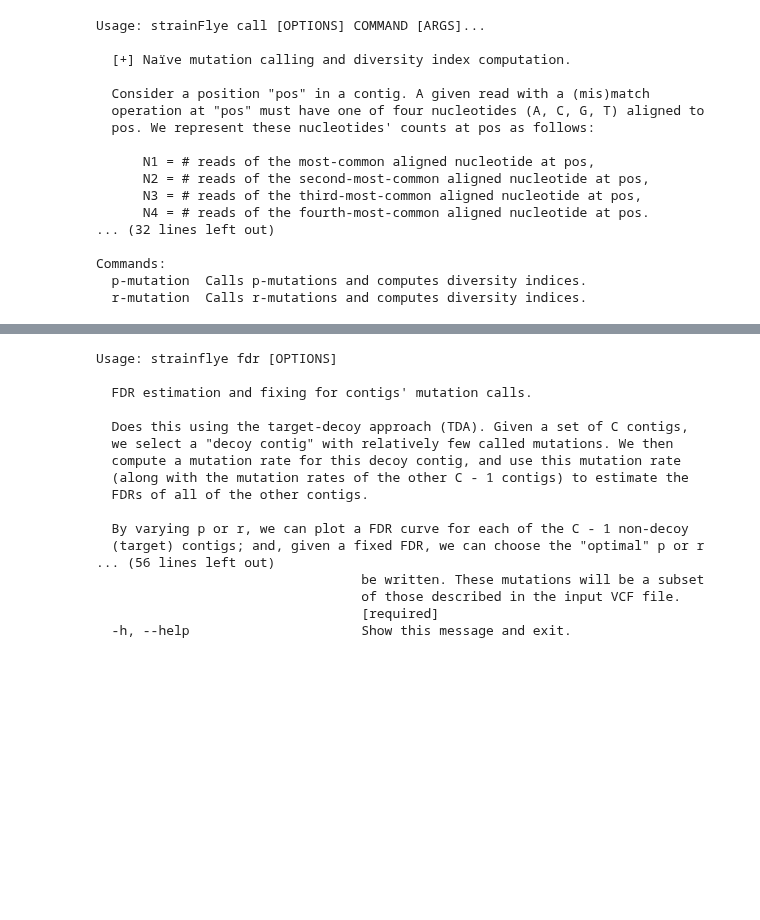
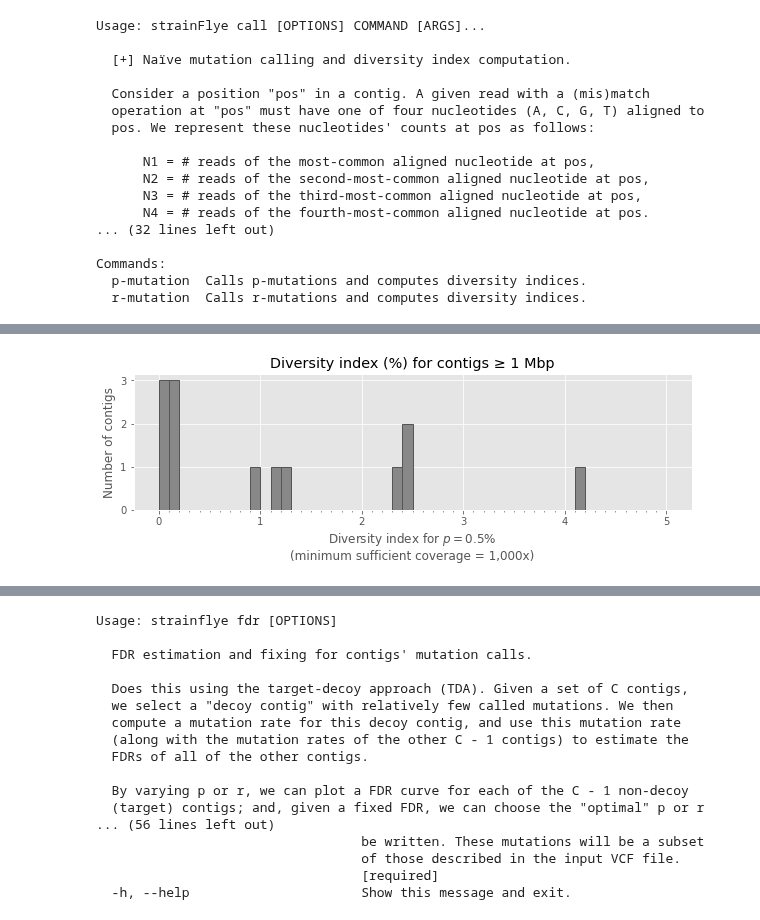
Before and after one commit to fedarko/strainFlye, a Jupyter notebook: docs/SheepGutExample.ipynb, the cells around one changed output, grey strips where cells are left out. Cells and saved outputs as stored; diff of their text form; code cells hidden in the pictures; blank space fills up the shorter version.

Commit message:
DOC: Add div idx analyses/plotting to tutorial

```diff
--- a/docs/SheepGutExample.ipynb
+++ b/docs/SheepGutExample.ipynb
@@ -35,3 +45,11 @@ Commands:
+# %%
+from math import ceil
+from matplotlib import pyplot
+import pandas as pd
+
+# Make our plots look pretty
+# (this is the same style we use throughout most of the paper's figures)
+pyplot.style.use("ggplot")
 # %% [markdown]
 ## 0. Convert the assembly graph to a FASTA file of contigs
 
@@ -193,0 +200,4 @@ We can provide these diversity indices to strainFlye's `fdr` command, and it wil
+# %%
+div_idx = pd.read_csv("/Poppy/mfedarko/sftests/tutorial-output/p-div-indices.tsv", sep="\t", index_col=0)
+print(div_idx.shape)
+div_idx.head()
@@ -193,0 +229,5 @@ We can provide these diversity indices to strainFlye's `fdr` command, and it wil
+# %%
+div_idx_just_long = div_idx[div_idx["Length"] >= 1e6]
+print(f"There were {div_idx_just_long.shape[0]:,} contigs with length \u2265 1 Mbp.")
+div_idx_just_long_cl_sorted = div_idx_just_long.sort_values(["AverageCoverage", "Length"], ascending=False)
+div_idx_just_long_cl_sorted.head()
@@ -193,0 +247,3 @@ We can provide these diversity indices to strainFlye's `fdr` command, and it wil
+# %%
+div_idx_final = div_idx_just_long_cl_sorted.sort_values("DivIdx(p=50,minSuffCov=1000.0)")
+div_idx_final.head(10)
@@ -193,0 +271,20 @@ We can provide these diversity indices to strainFlye's `fdr` command, and it wil
+# %%
+# Histogram of diversity indices at p = 0.5%, like the ones shown in the paper.
+fig, ax = pyplot.subplots()
+
+# Convert diversity indices to percentages
+di_pcts = [100 * d for d in div_idx_final["DivIdx(p=50,minSuffCov=1000.0)"]]
+
+# Create a histogram bin for every 0.1%. Also add nice little ticks demarcating these bins.
+max_di_pct = ceil(max(di_pcts))
+bins = [x / 10 for x in range((max_di_pct * 10) + 1)]
+
+ax.hist(di_pcts, bins=bins, color="#888888", linewidth=1, edgecolor="#555555")
+ax.set_xticks(bins, minor=True)
+
+ax.set_title("Diversity index (%) for contigs \u2265 1 Mbp")
+ax.set_xlabel("Diversity index for $p = 0.5\%$\n(minimum sufficient coverage = 1,000x)")
+ax.set_ylabel("Number of contigs")
+fig.set_size_inches(10, 2.5)
+# %% [output]
+[figure, added]
```
Also changed, not shown: parts of 20 cells of this notebook.
